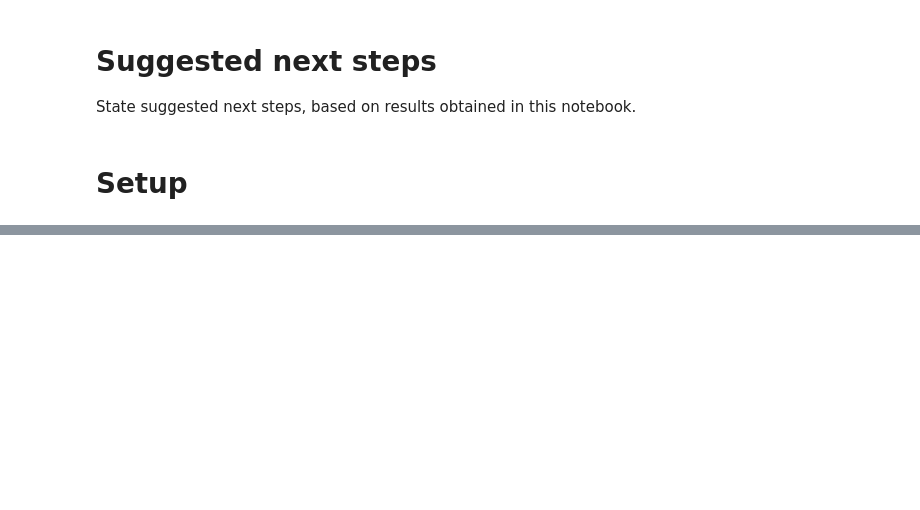
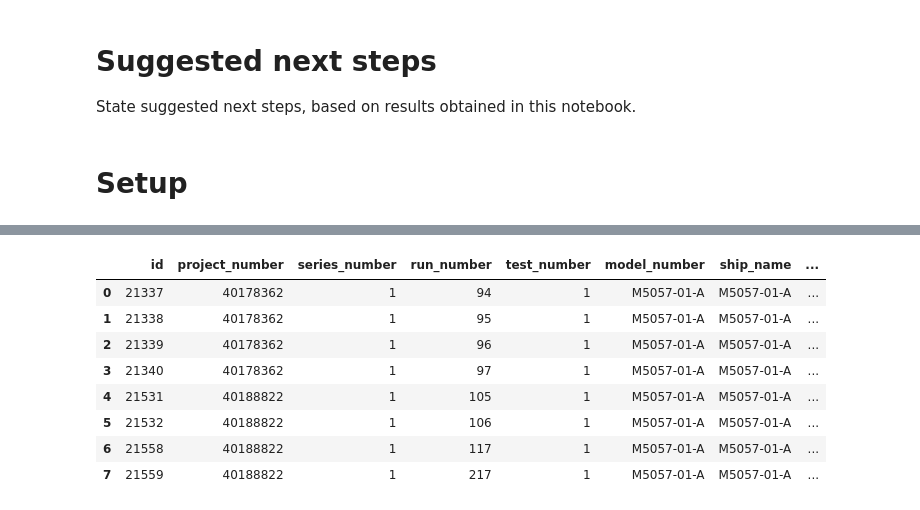
Before and after one commit to martinlarsalbert/Prediction-of-roll-motion-using-fully-nonlinear-potential-flow-and-Ikedas-method, a Jupyter notebook: notebooks/01.1_select_suitable_MDL_test.ipynb, the cells around one changed output, grey strips where cells are left out. Saved outputs shown, nothing was run; the diff lists cells and outputs as text; code cells hidden in the pictures; blank space fills up the shorter version.

```diff
--- a/notebooks/01.1_select_suitable_MDL_test.ipynb
+++ b/notebooks/01.1_select_suitable_MDL_test.ipynb
@@ -73,0 +77,18 @@ df_rolldecay = database.load(rolldecay_table_name='rolldecay_quadratic_b', limit
+# %%
+sql = """
+SELECT * from run
+WHERE model_number='M5057-01-A' and test_type='roll decay';
+"""
+df_rolldecays = pd.read_sql(sql=sql, con=db.engine)
+# %%
+df_rolldecays
+# %% [output]
+|  | id | project_number | series_number | run_number | test_number | model_number | ship_name | ... |
+| 0 | 21337 | 40178362 | 1 | 94 | 1 | M5057-01-A | M5057-01-A | ... |
+| 1 | 21338 | 40178362 | 1 | 95 | 1 | M5057-01-A | M5057-01-A | ... |
+| 2 | 21339 | 40178362 | 1 | 96 | 1 | M5057-01-A | M5057-01-A | ... |
+| 3 | 21340 | 40178362 | 1 | 97 | 1 | M5057-01-A | M5057-01-A | ... |
+| 4 | 21531 | 40188822 | 1 | 105 | 1 | M5057-01-A | M5057-01-A | ... |
+| 5 | 21532 | 40188822 | 1 | 106 | 1 | M5057-01-A | M5057-01-A | ... |
+| 6 | 21558 | 40188822 | 1 | 117 | 1 | M5057-01-A | M5057-01-A | ... |
+| 7 | 21559 | 40188822 | 1 | 217 | 1 | M5057-01-A | M5057-01-A | ... |
```
Also changed, not shown: parts of 10 cells of this notebook, 4 other files.
